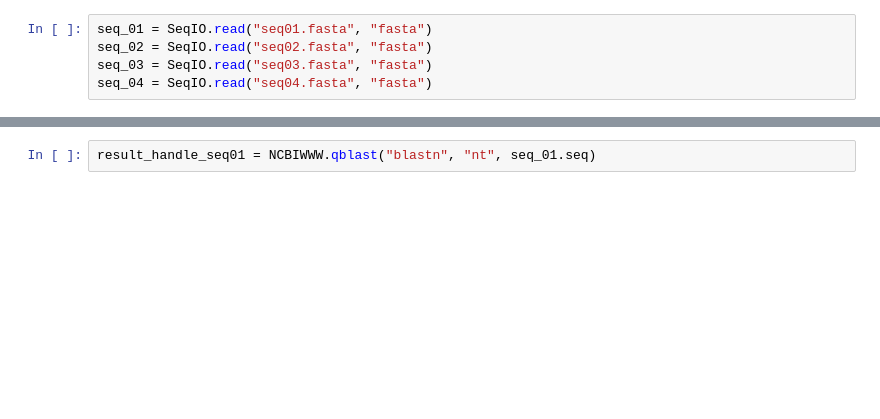
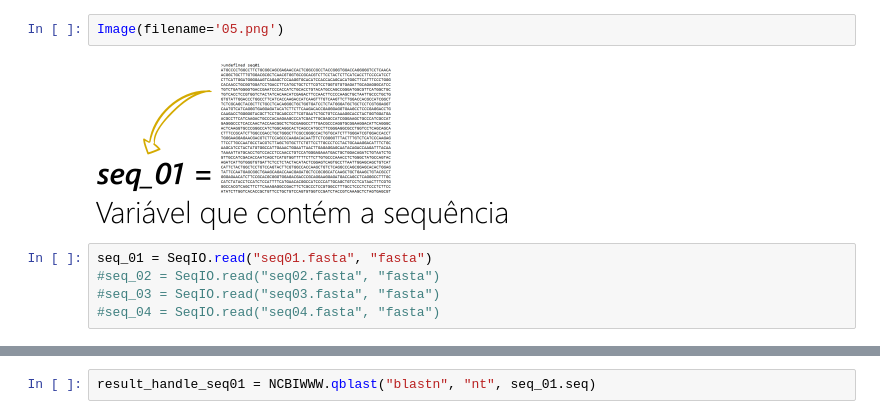
Before and after one commit to MiqueiasMaia/Bioinform-tica2021-1, a Jupyter notebook: 01-SequenceData.ipynb, the cells around one changed output, grey strips where cells are left out. Saved outputs shown, nothing was run; the diff lists cells and outputs as text; blank space fills up the shorter version.

```diff
--- a/01-SequenceData.ipynb
+++ b/01-SequenceData.ipynb
@@ -52,5 +61,9 @@ warnings.filterwarnings('ignore')
+# %%
+Image(filename='05.png')
+# %% [output]
+[figure, added]
 # %%
 seq_01 = SeqIO.read("seq01.fasta", "fasta")
-seq_02 = SeqIO.read("seq02.fasta", "fasta")
-seq_03 = SeqIO.read("seq03.fasta", "fasta")
-seq_04 = SeqIO.read("seq04.fasta", "fasta")
+#seq_02 = SeqIO.read("seq02.fasta", "fasta")
+#seq_03 = SeqIO.read("seq03.fasta", "fasta")
+#seq_04 = SeqIO.read("seq04.fasta", "fasta")
```
Also changed, not shown: parts of 24 cells of this notebook, 15 other files.
